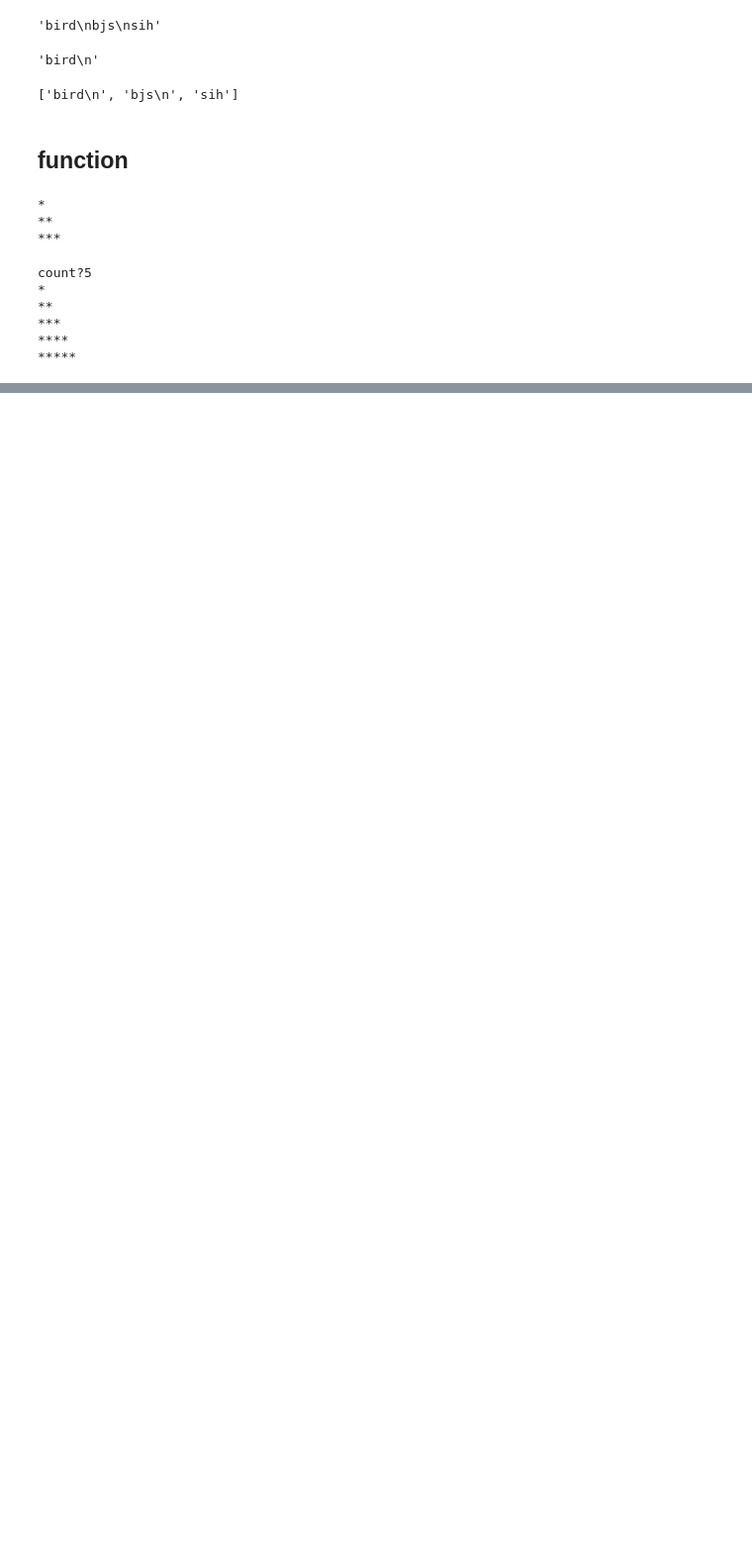
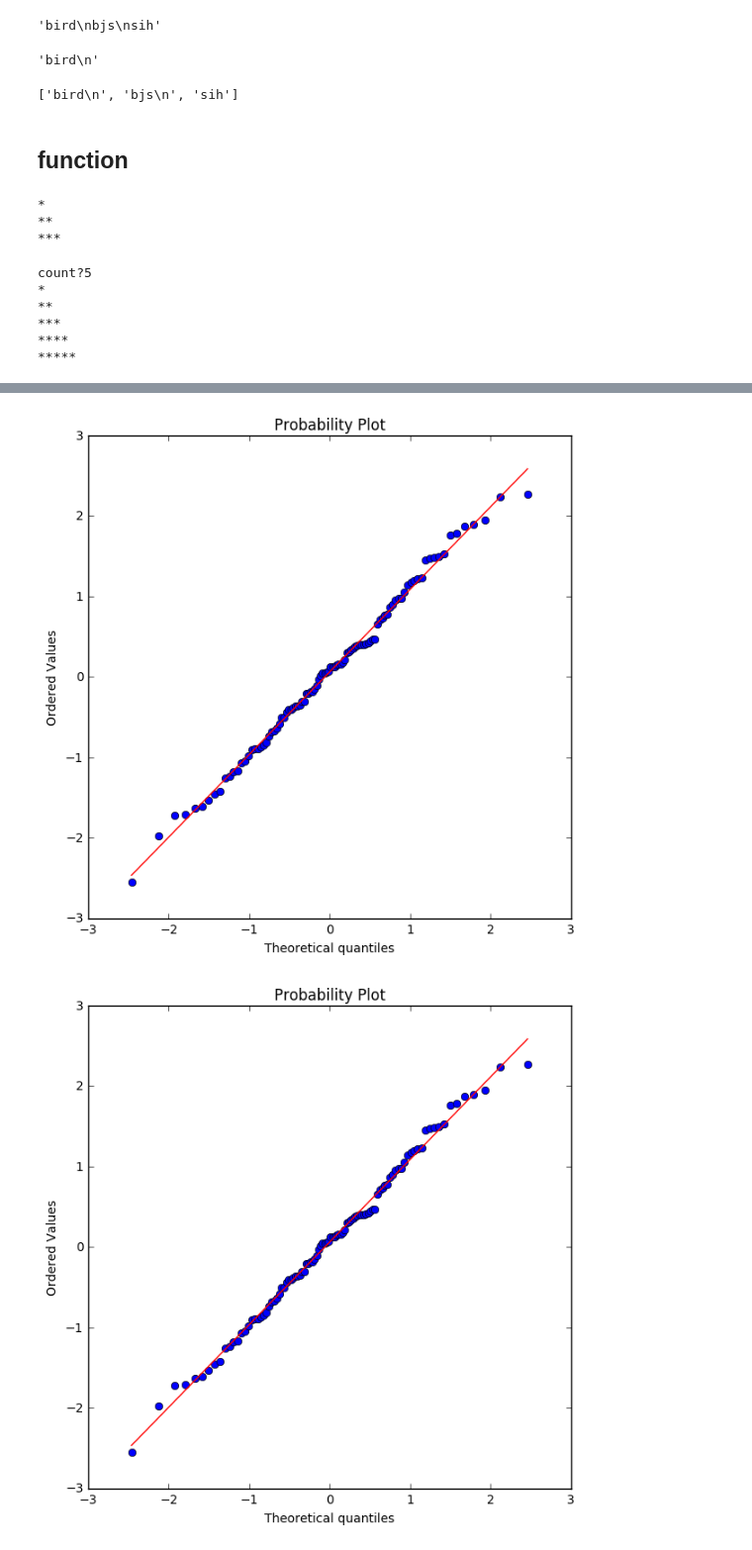
Before and after one commit to GD-park/python_basic, a Jupyter notebook: Practice/04-12.ipynb, the cells around one changed output, grey strips where cells are left out. Shown: that part at 99% size. Saved outputs shown, nothing was run; the diff lists cells and outputs as text; code cells hidden in the pictures; blank space fills up the shorter version.

```diff
--- a/Practice/04-12.ipynb
+++ b/Practice/04-12.ipynb
@@ -63,0 +82,10 @@ print_star?  # 위에 주석으로 함수의 description 을 할 수 있다.
+# %%
+# normality test // qq plot
+np.random.seed(0)
+x = np.random.randn(100)
+plt.figure(figsize=(7,7))
+sp.stats.probplot(x, plot=plt)
+plt.show()
+# %% [output]
+[figure, added]
+[figure, added]
```
Also changed, not shown: parts of 3 cells of this notebook.
